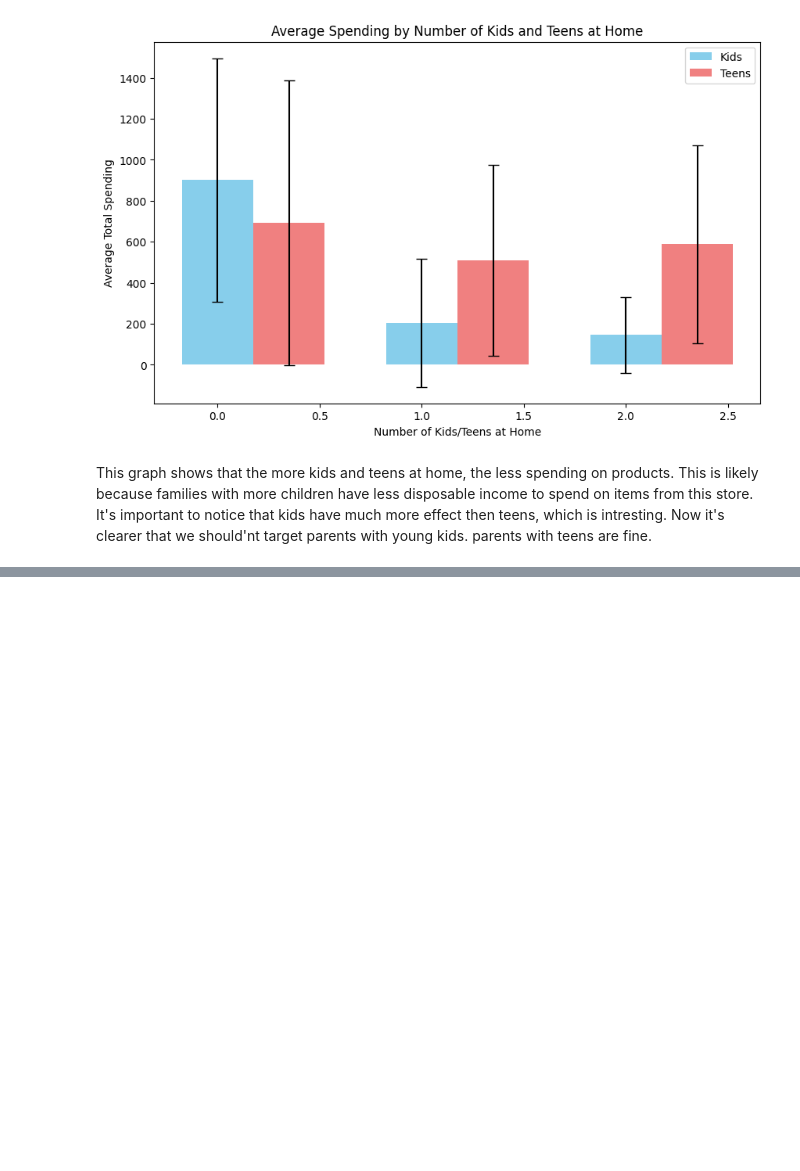
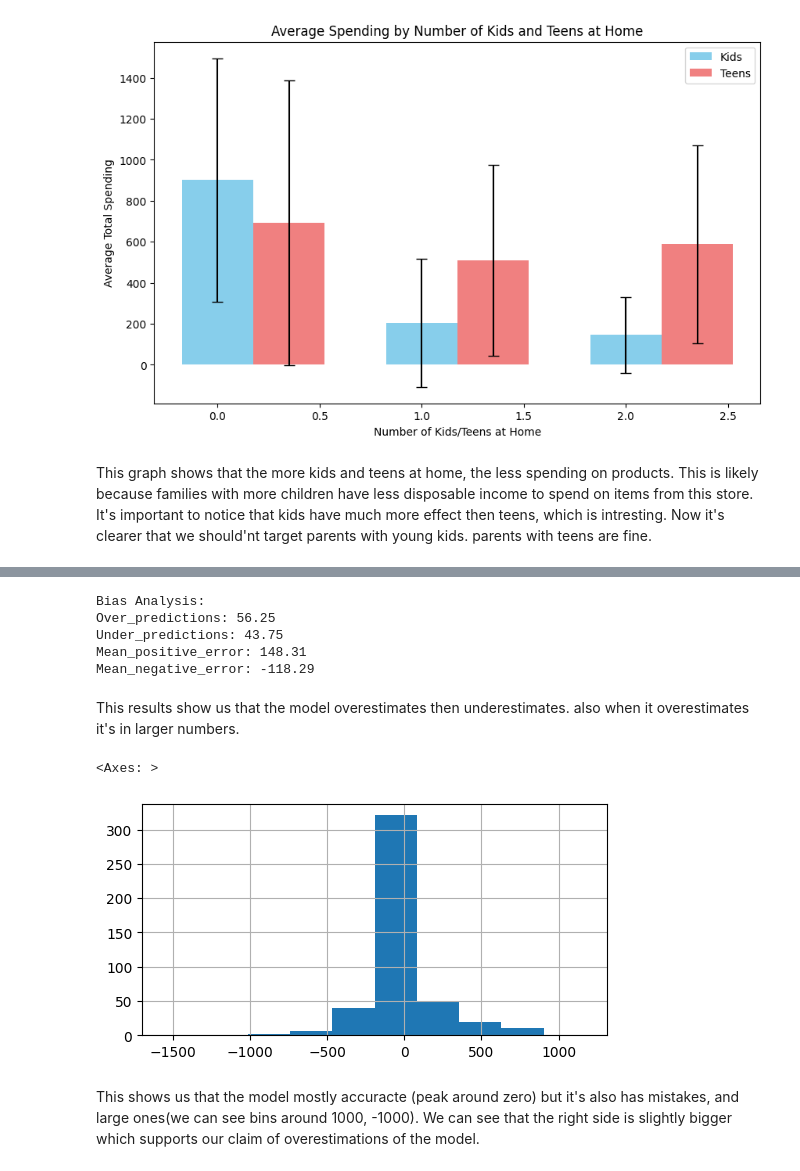
Before and after one commit to GodErlich/TDS-project, a Jupyter notebook: analysis.ipynb, the cells around one changed output, grey strips where cells are left out. Cells and saved outputs as stored; diff of their text form; code cells hidden in the pictures; blank space fills up the shorter version.

```diff
--- a/analysis.ipynb
+++ b/analysis.ipynb
@@ -327,0 +290,27 @@ Name: Error, dtype: float64
+# %%
+bias_stats = {
+    'Over_predictions': (errors < 0).mean() * 100,
+    'Under_predictions': (errors > 0).mean() * 100,
+    'Mean_positive_error': errors[errors > 0].mean(),
+    'Mean_negative_error': errors[errors < 0].mean()
+}
+
+print("\nBias Analysis:")
+for key, value in bias_stats.items():
+    print(f"{key}: {value:.2f}")
+# %% [output]
+Bias Analysis:
+Over_predictions: 56.25
+Under_predictions: 43.75
+Mean_positive_error: 148.31
+Mean_negative_error: -118.29
+# %% [markdown]
+This results show us that the model overestimates then underestimates. also when it overestimates it's in larger numbers.
+# %%
+plt.figure(figsize=(6, 3))
+residuals.hist()
+# %% [output]
+<Axes: >
+[figure, added]
+# %% [markdown]
+This shows us that the model mostly accuracte (peak around zero) but it's also has mistakes, and large ones(we can see bins around 1000, -1000). We can see that the right side is slightly bigger which supports our claim of overestimations of the model.
```
Also changed, not shown: parts of 4 cells of this notebook.
